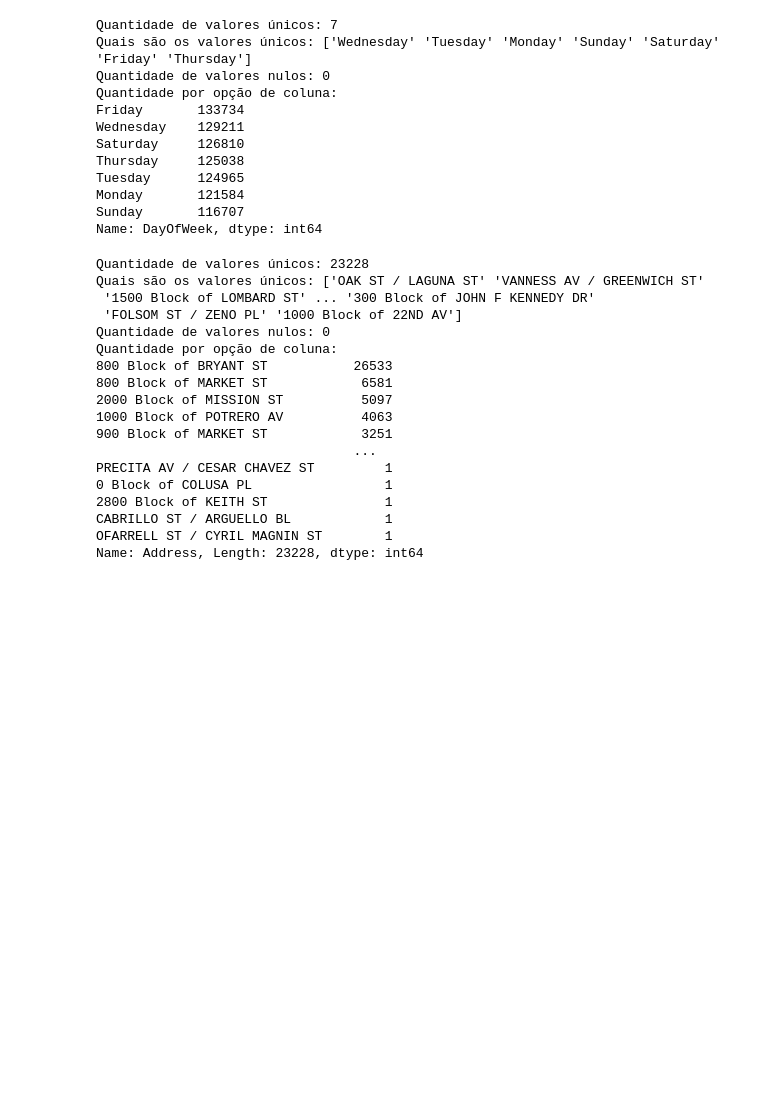
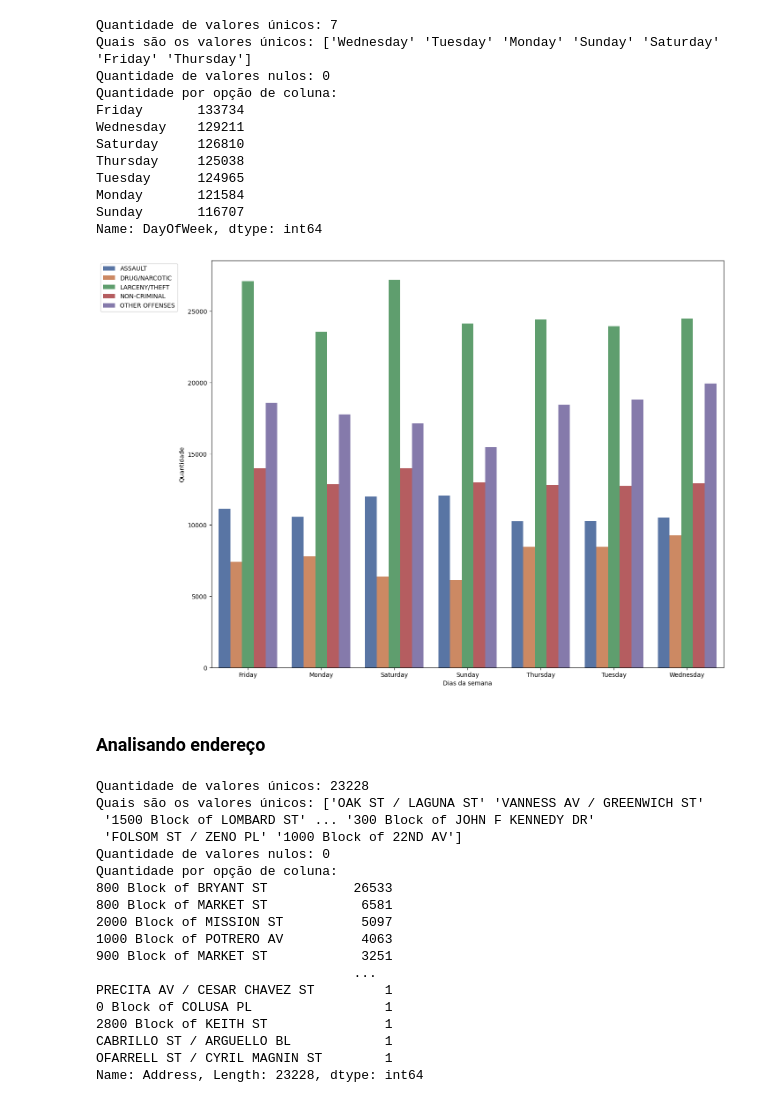
Before and after one commit to wendeljuliao/San-Francisco-Crime-Classification, a Jupyter notebook: SaoFrancisco-Wendel.ipynb, the cells around one changed output. Cells and saved outputs as stored; diff of their text form; code cells hidden in the pictures; blank space fills up the shorter version.

```diff
--- a/SaoFrancisco-Wendel.ipynb
+++ b/SaoFrancisco-Wendel.ipynb
@@ -125,6 +203,24 @@ Tuesday      124965
 Monday       121584
 Sunday       116707
 Name: DayOfWeek, dtype: int64
+# %%
+listaCategoryTop5 = df_dados['Category'].value_counts().index.tolist()[:5]
+
+df_dados_filter = df_dados[df_dados['Category'].isin(listaCategoryTop5)]
+
+df_data = df_dados_filter.groupby(['DayOfWeek', 'Category']).size().to_frame('Quantidade').reset_index()
+
+plt.figure(figsize=(15,12))
+sns.barplot(x='DayOfWeek', y='Quantidade', hue='Category', data=df_data, palette="deep")
+
+plt.xlabel("Dias da semana")
+plt.legend(loc = 'best', bbox_to_anchor=(-0.06, 1))
+
+plt.show()
+# %% [output]
+[figure, added]
+# %% [markdown]
+### Analisando endereço
 # %%
 show_report_feature(df_dados, 'Address')
 # %% [output]
```
Also changed, not shown: parts of 15 cells of this notebook.
